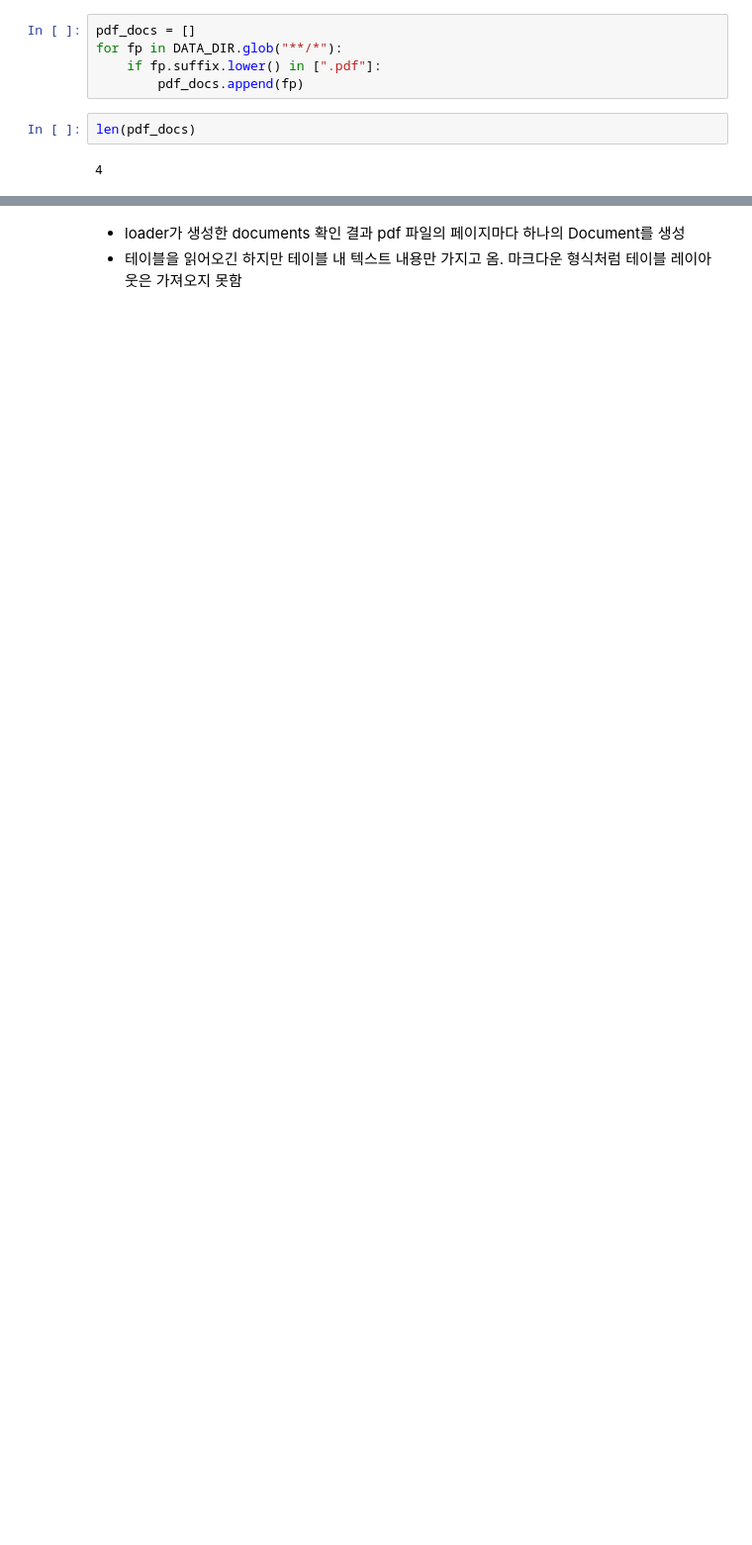
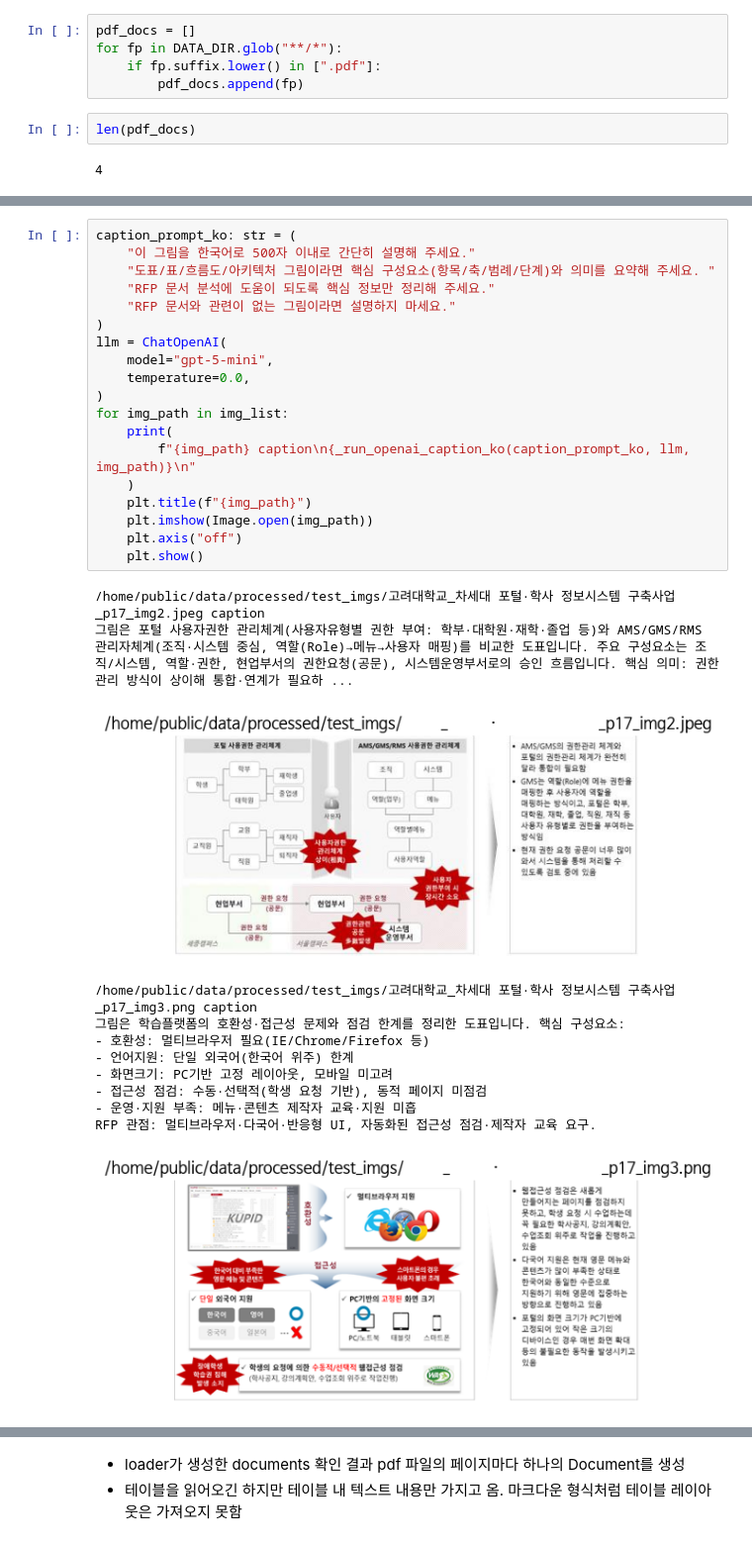
Before and after one commit to charls1114/Codeit_RAG_Project, a Jupyter notebook: notebooks/exploration.ipynb, the cells around one changed output, grey strips where cells are left out. Shown at 99% size. Cells and saved outputs as stored; diff of their text form; blank space fills up the shorter version.

```diff
--- a/notebooks/exploration.ipynb
+++ b/notebooks/exploration.ipynb
@@ -159,0 +473,32 @@ len(pdf_docs)
+# %%
+caption_prompt_ko: str = (
+    "이 그림을 한국어로 500자 이내로 간단히 설명해 주세요."
+    "도표/표/흐름도/아키텍처 그림이라면 핵심 구성요소(항목/축/범례/단계)와 의미를 요약해 주세요. "
+    "RFP 문서 분석에 도움이 되도록 핵심 정보만 정리해 주세요."
+    "RFP 문서와 관련이 없는 그림이라면 설명하지 마세요."
+)
+llm = ChatOpenAI(
+    model="gpt-5-mini",
+    temperature=0.0,
+)
+for img_path in img_list:
+    print(
+        f"{img_path} caption\n{_run_openai_caption_ko(caption_prompt_ko, llm, img_path)}\n"
+    )
+    plt.title(f"{img_path}")
+    plt.imshow(Image.open(img_path))
+    plt.axis("off")
+    plt.show()
+# %% [output]
+/home/public/data/processed/test_imgs/고려대학교_차세대 포털·학사 정보시스템 구축사업_p17_img2.jpeg caption
+그림은 포털 사용자권한 관리체계(사용자유형별 권한 부여: 학부·대학원·재학·졸업 등)와 AMS/GMS/RMS 관리자체계(조직·시스템 중심, 역할(Role)→메뉴→사용자 매핑)를 비교한 도표입니다. 주요 구성요소는 조직/시스템, 역할·권한, 현업부서의 권한요청(공문), 시스템운영부서로의 승인 흐름입니다. 핵심 의미: 권한관리 방식이 상이해 통합·연계가 필요하 ...
+[figure, added]
+/home/public/data/processed/test_imgs/고려대학교_차세대 포털·학사 정보시스템 구축사업_p17_img3.png caption
+그림은 학습플랫폼의 호환성·접근성 문제와 점검 한계를 정리한 도표입니다. 핵심 구성요소:
+- 호환성: 멀티브라우저 필요(IE/Chrome/Firefox 등)
+- 언어지원: 단일 외국어(한국어 위주) 한계
+- 화면크기: PC기반 고정 레이아웃, 모바일 미고려
+- 접근성 점검: 수동·선택적(학생 요청 기반), 동적 페이지 미점검
+- 운영·지원 부족: 메뉴·콘텐츠 제작자 교육·지원 미흡
+RFP 관점: 멀티브라우저·다국어·반응형 UI, 자동화된 접근성 점검·제작자 교육 요구.
+[figure, added]
```
Also changed, not shown: parts of 37 cells of this notebook.
